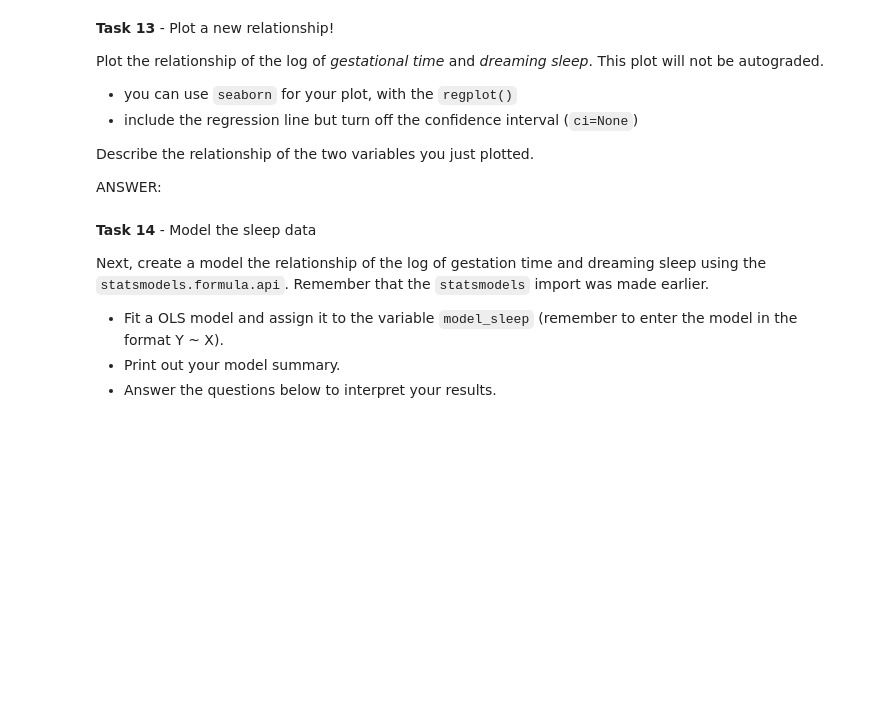
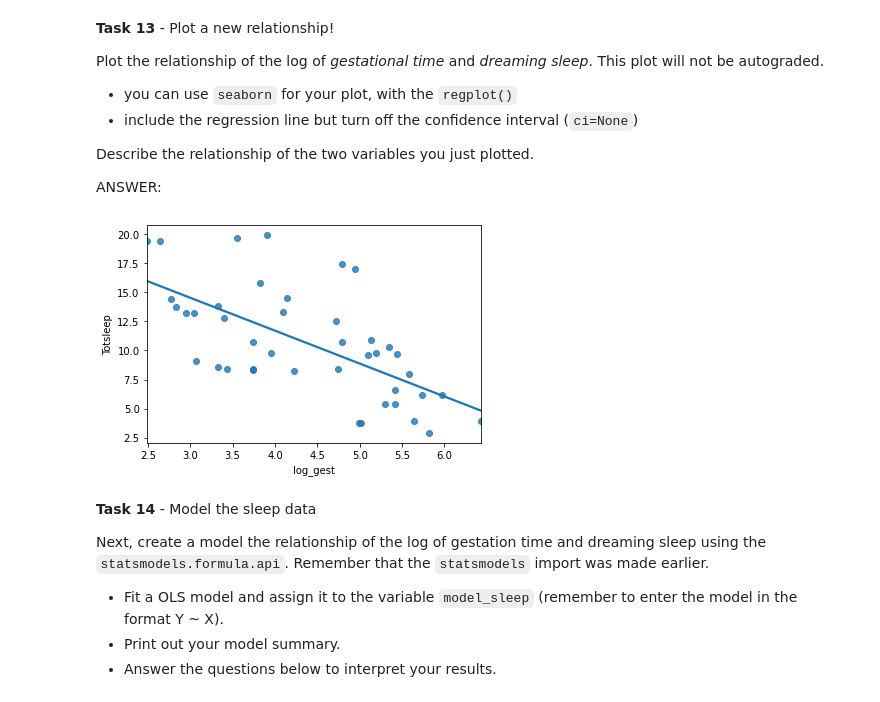
Before and after one commit to Samuel-Egbert31415/DS-Unit-1-Sprint-1-Data-Wrangling-and-Storytelling, a Jupyter notebook: LS_DS_132_Inference_For_Regression_Assignment_Samuel_Egbert_AG.ipynb, the cells around one changed output. Drawn from its saved outputs; the diff is of its cells as text; code cells hidden in the pictures; blank space fills up the shorter version.

```diff
--- a/LS_DS_132_Inference_For_Regression_Assignment_Samuel_Egbert_AG.ipynb
+++ b/LS_DS_132_Inference_For_Regression_Assignment_Samuel_Egbert_AG.ipynb
@@ -317,8 +330,9 @@ Let's try something new: taking the log of a variable to transform it. Then we'l
 # %%
 # Task 12
 
-# YOUR CODE HERE
-raise NotImplementedError()
+import numpy as np
+
+df_sleep['log_gest'] = df_sleep['Gest'].apply(np.log)
 
 # Look at your new column
 df_sleep.head()
@@ -347,3 +363,9 @@ raise NotImplementedError()
+# %%
+# Task 13
+
+ax = sns.regplot(x = 'log_gest', y = 'Totsleep', data = df_sleep, ci = None)
+# %% [output]
+[figure, added]
 # %% [markdown]
 **Task 14** - Model the sleep data
 
```
Also changed, not shown: parts of 14 cells of this notebook.
